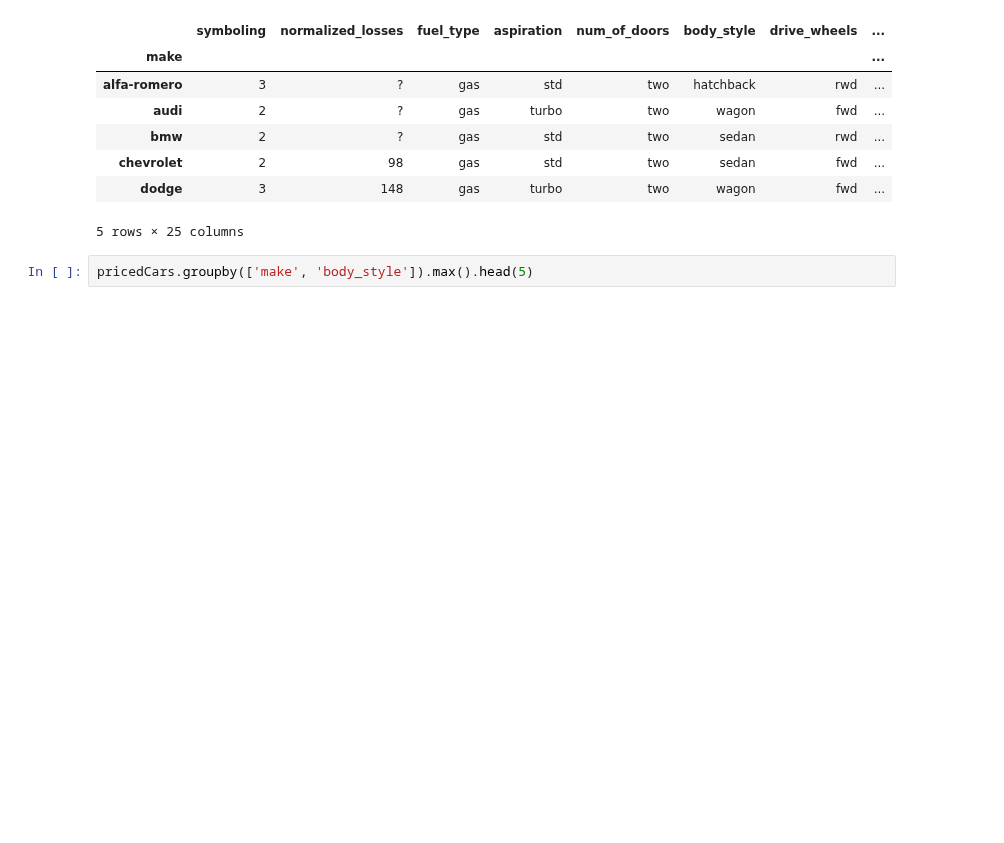
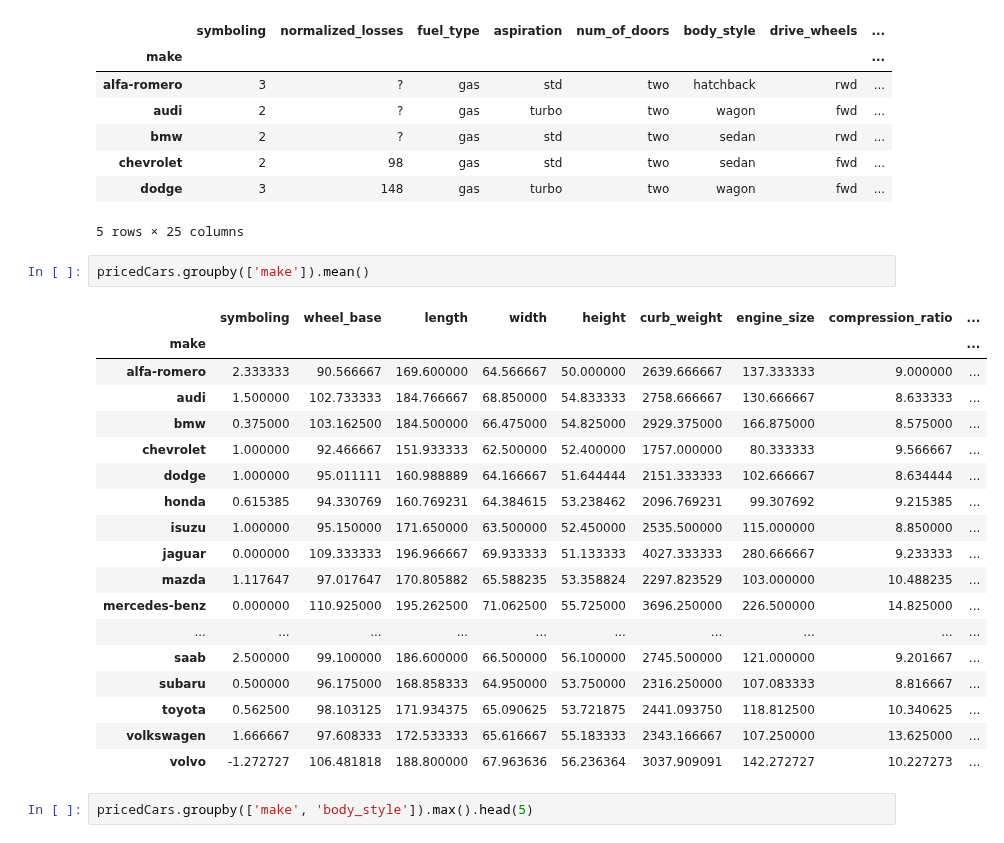
Before and after one commit to brotheramin/MachineLearning, a Jupyter notebook: Pandas.ipynb, the cells around one changed output. Cells and saved outputs as stored; diff of their text form; blank space fills up the shorter version.

```diff
--- a/Pandas.ipynb
+++ b/Pandas.ipynb
@@ -273,6 +273,27 @@ pricedCars.groupby(['make']).max().head(5)
 | chevrolet | 2 | 98 | gas | std | two | sedan | fwd | ... |
 | dodge | 3 | 148 | gas | turbo | two | wagon | fwd | ... |
 5 rows × 25 columns
+# %%
+pricedCars.groupby(['make']).mean()
+# %% [output]
+|  | symboling | wheel_base | length | width | height | curb_weight | engine_size | compression_ratio | ... |
+| make |  |  |  |  |  |  |  |  | ... |
+| alfa-romero | 2.333333 | 90.566667 | 169.600000 | 64.566667 | 50.000000 | 2639.666667 | 137.333333 | 9.000000 | ... |
+| audi | 1.500000 | 102.733333 | 184.766667 | 68.850000 | 54.833333 | 2758.666667 | 130.666667 | 8.633333 | ... |
+| bmw | 0.375000 | 103.162500 | 184.500000 | 66.475000 | 54.825000 | 2929.375000 | 166.875000 | 8.575000 | ... |
+| chevrolet | 1.000000 | 92.466667 | 151.933333 | 62.500000 | 52.400000 | 1757.000000 | 80.333333 | 9.566667 | ... |
+| dodge | 1.000000 | 95.011111 | 160.988889 | 64.166667 | 51.644444 | 2151.333333 | 102.666667 | 8.634444 | ... |
+| honda | 0.615385 | 94.330769 | 160.769231 | 64.384615 | 53.238462 | 2096.769231 | 99.307692 | 9.215385 | ... |
+| isuzu | 1.000000 | 95.150000 | 171.650000 | 63.500000 | 52.450000 | 2535.500000 | 115.000000 | 8.850000 | ... |
+| jaguar | 0.000000 | 109.333333 | 196.966667 | 69.933333 | 51.133333 | 4027.333333 | 280.666667 | 9.233333 | ... |
+| mazda | 1.117647 | 97.017647 | 170.805882 | 65.588235 | 53.358824 | 2297.823529 | 103.000000 | 10.488235 | ... |
+| mercedes-benz | 0.000000 | 110.925000 | 195.262500 | 71.062500 | 55.725000 | 3696.250000 | 226.500000 | 14.825000 | ... |
+| ... | ... | ... | ... | ... | ... | ... | ... | ... | ... |
+| saab | 2.500000 | 99.100000 | 186.600000 | 66.500000 | 56.100000 | 2745.500000 | 121.000000 | 9.201667 | ... |
+| subaru | 0.500000 | 96.175000 | 168.858333 | 64.950000 | 53.750000 | 2316.250000 | 107.083333 | 8.816667 | ... |
+| toyota | 0.562500 | 98.103125 | 171.934375 | 65.090625 | 53.721875 | 2441.093750 | 118.812500 | 10.340625 | ... |
+| volkswagen | 1.666667 | 97.608333 | 172.533333 | 65.616667 | 55.183333 | 2343.166667 | 107.250000 | 13.625000 | ... |
+| volvo | -1.272727 | 106.481818 | 188.800000 | 67.963636 | 56.236364 | 3037.909091 | 142.272727 | 10.227273 | ... |
 # %%
 pricedCars.groupby(['make', 'body_style']).max().head(5)
 # %% [output]
```
Also changed, not shown: parts of 1 cell of this notebook.
